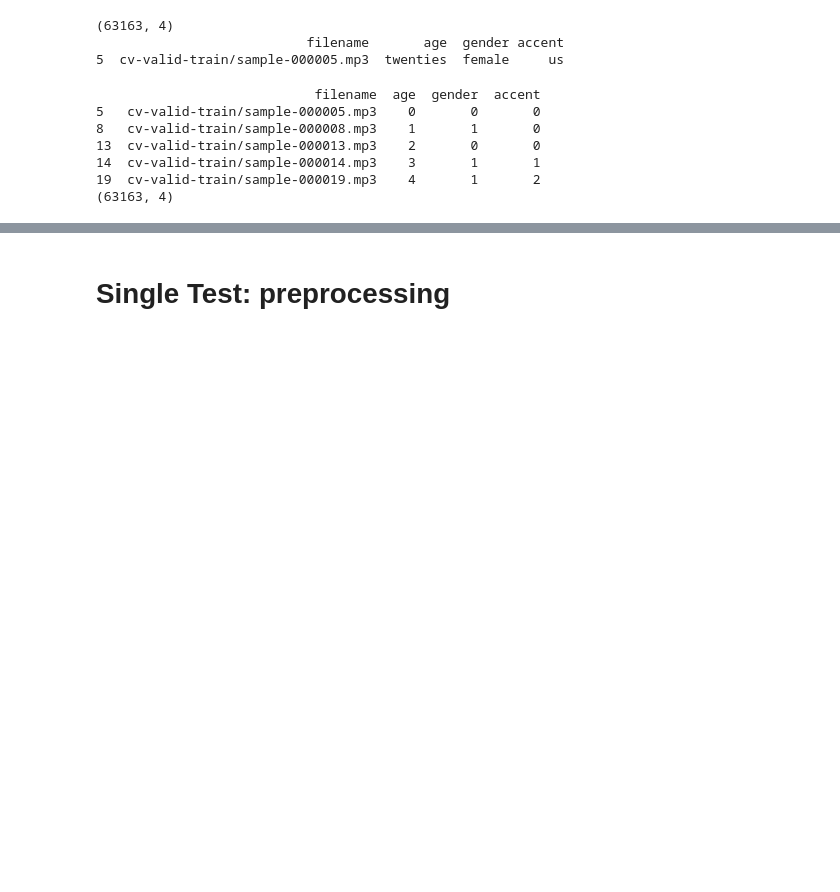
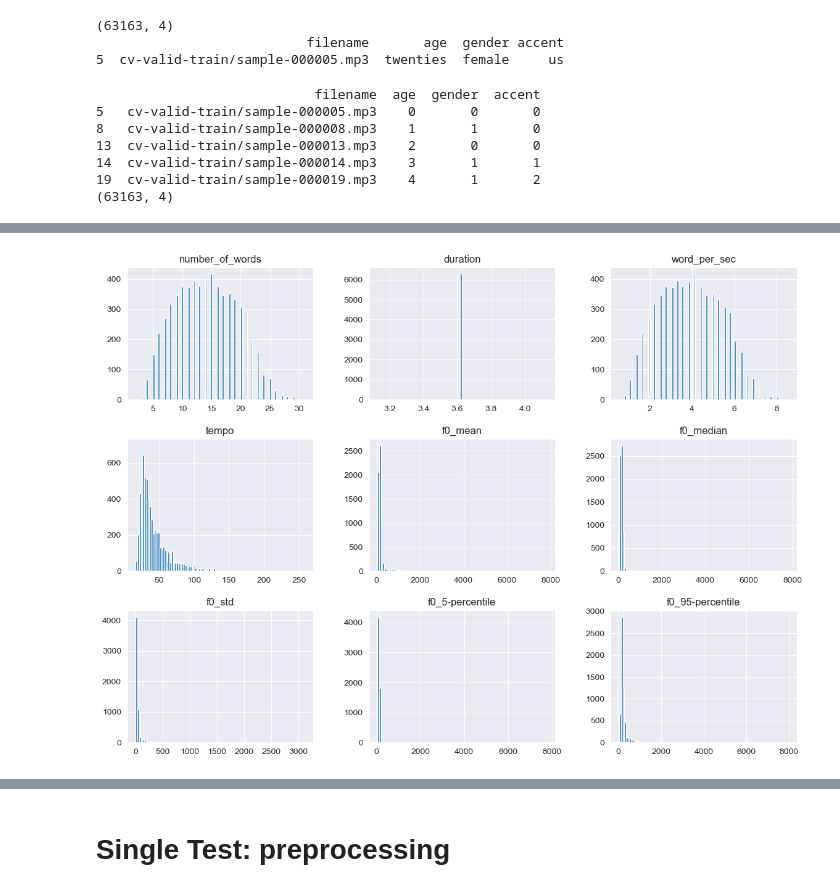
Before and after one commit to shenchris/un2015, a Jupyter notebook: un2015.ipynb, the cells around one changed output, grey strips where cells are left out. Cells and saved outputs as stored; diff of their text form; code cells hidden in the pictures; blank space fills up the shorter version.

```diff
--- a/un2015.ipynb
+++ b/un2015.ipynb
@@ -172,0 +205,6 @@ df.to_csv(output_csv, index=False)
+# %%
+# df_features.drop(columns=["age", "gender", "filename", "accent"]).hist(bins=100, figsize=(14, 10))
+df_features.iloc[:, :13].drop(columns=["age", "gender", "filename", "accent"], errors='ignore').hist(bins=100, figsize=(14, 10))
+plt.show();
+# %% [output]
+[figure, added]
```
Also changed, not shown: parts of 25 cells of this notebook.
